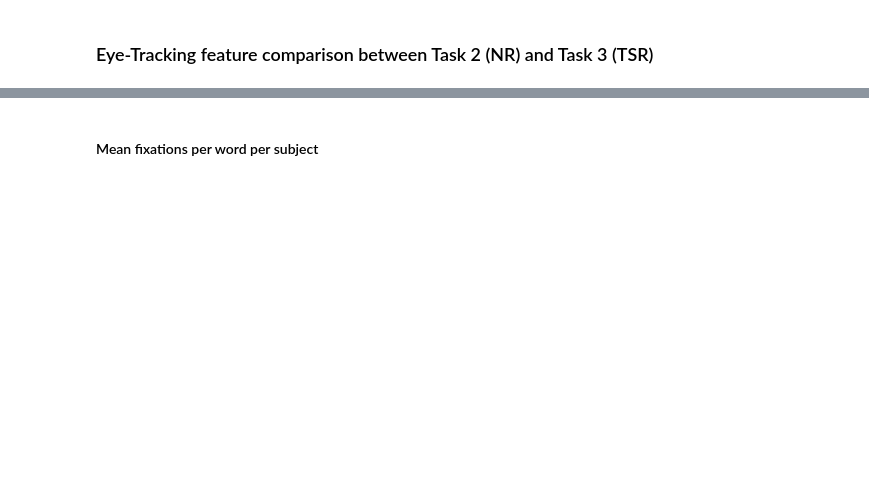
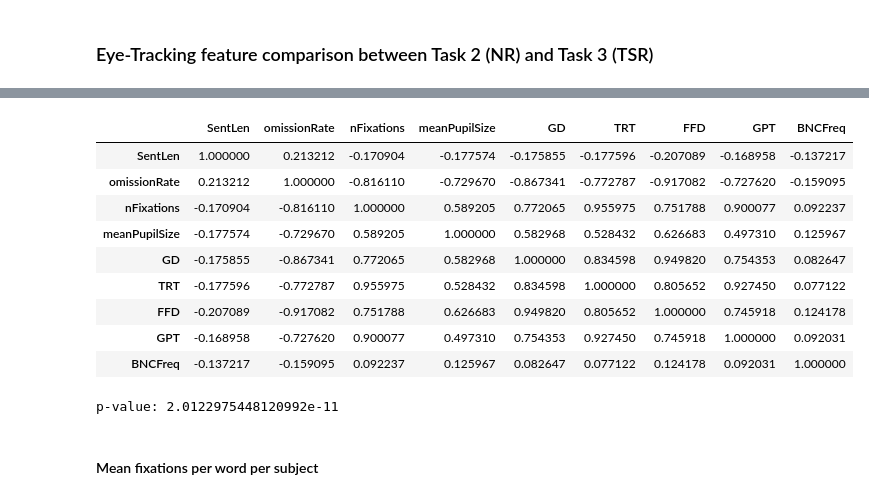
Before and after one commit to PosoSAgapo/NER-with-EEG-and-ET, a Jupyter notebook: data_exploration.ipynb, the cells around one changed output, grey strips where cells are left out. Drawn from its saved outputs; the diff is of its cells as text; code cells hidden in the pictures; blank space fills up the shorter version.

```diff
--- a/data_exploration.ipynb
+++ b/data_exploration.ipynb
@@ -126,3 +156,16 @@ plot_ffd(ffd_m1, ffd_m2)
+# %%
+corr_mat(compute_allvals(sbjs_t3))
+# %% [output]
+|  | SentLen | omissionRate | nFixations | meanPupilSize | GD | TRT | FFD | GPT | BNCFreq |
+| SentLen | 1.000000 | 0.213212 | -0.170904 | -0.177574 | -0.175855 | -0.177596 | -0.207089 | -0.168958 | -0.137217 |
+| omissionRate | 0.213212 | 1.000000 | -0.816110 | -0.729670 | -0.867341 | -0.772787 | -0.917082 | -0.727620 | -0.159095 |
+| nFixations | -0.170904 | -0.816110 | 1.000000 | 0.589205 | 0.772065 | 0.955975 | 0.751788 | 0.900077 | 0.092237 |
+| meanPupilSize | -0.177574 | -0.729670 | 0.589205 | 1.000000 | 0.582968 | 0.528432 | 0.626683 | 0.497310 | 0.125967 |
+| GD | -0.175855 | -0.867341 | 0.772065 | 0.582968 | 1.000000 | 0.834598 | 0.949820 | 0.754353 | 0.082647 |
+| TRT | -0.177596 | -0.772787 | 0.955975 | 0.528432 | 0.834598 | 1.000000 | 0.805652 | 0.927450 | 0.077122 |
+| FFD | -0.207089 | -0.917082 | 0.751788 | 0.626683 | 0.949820 | 0.805652 | 1.000000 | 0.745918 | 0.124178 |
+| GPT | -0.168958 | -0.727620 | 0.900077 | 0.497310 | 0.754353 | 0.927450 | 0.745918 | 1.000000 | 0.092031 |
+| BNCFreq | -0.137217 | -0.159095 | 0.092237 | 0.125967 | 0.082647 | 0.077122 | 0.124178 | 0.092031 | 1.000000 |
 # %%
 sentlen_m_t2, omissions_m_t2, fixations_m_t2, pupilsize_m_t2, gd_m_t2, trt_m_t2, ffd_m_t2, gpt_m_t2, bncfreq_m_t2 = compute_means(sbjs_t2)
 sentlen_m_t3, omissions_m_t3, fixations_m_t3, pupilsize_m_t3, gd_m_t3, trt_m_t3, ffd_m_t3, gpt_m_t3, bncfreq_m_t3 = compute_means(sbjs_t3)
@@ -130,7 +173,9 @@ sentlen_m_t3, omissions_m_t3, fixations_m_t3, pupilsize_m_t3, gd_m_t3, trt_m_t3,
 sentlens_t2, omissions_t2, fixations_t2, pupilsize_t2, gd_t2, trt_t2, ffd_t2, gpt_t2, bnc_freqs_t2 = compute_allvals(sbjs_t2)
 sentlens_t3, omissions_t3, fixations_t3, pupilsize_t3, gd_t3, trt_t3, ffd_t3, gpt_t3, bnc_freqs_t3 = compute_allvals(sbjs_t3)
 # %%
-print("p-value:", ttest_rel(sentlen_m_t2, sentlen_m_t2)[1])
+print("p-value:", ttest_rel(sentlen_m_t2, sentlen_m_t3)[1])
+# %% [output]
+p-value: 2.0122975448120992e-11
 # %% [markdown]
 #### Mean fixations per word per subject
 # %%
```
Also changed, not shown: parts of 14 cells of this notebook.
